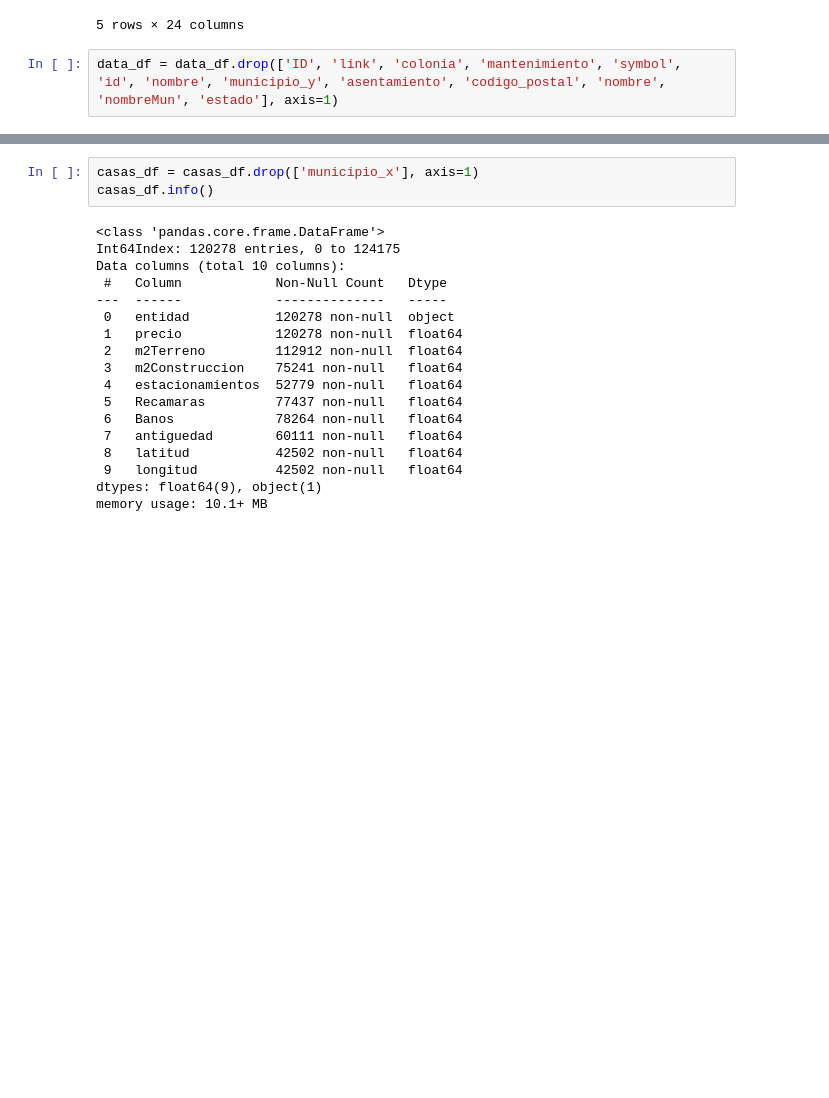
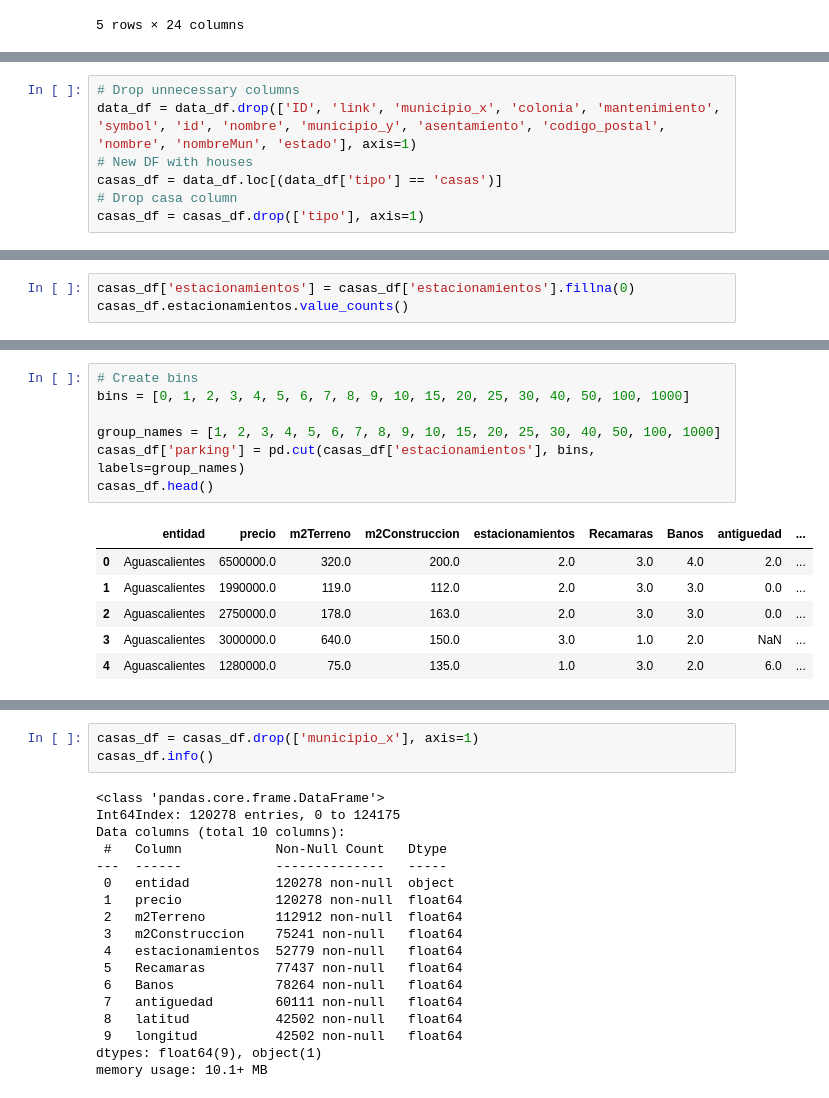
Before and after one commit to JCastro1986/Final-Project, a Jupyter notebook: data_learning.ipynb, the cells around one changed output, grey strips where cells are left out. Cells and saved outputs as stored; diff of their text form; blank space fills up the shorter version.

Commit message:
cleaning data

```diff
--- a/data_learning.ipynb
+++ b/data_learning.ipynb
@@ -19,5 +22,3 @@ data_df.head()
 | 3 | 1413775652 | Aguascalientes | casas | https://casa.metroscubicos.com/ML... | 3000000.0 | Aguascalientes | Ejido El Refugio de Peñuelas | 640.0 | 150.0 | ... |
 | 4 | 1411133552 | Aguascalientes | casas | https://casa.metroscubicos.com/ML... | 1280000.0 | Aguascalientes | Real De Haciendas | 75.0 | 135.0 | ... |
 5 rows × 24 columns
-# %%
-data_df = data_df.drop(['ID', 'link', 'colonia', 'mantenimiento', 'symbol', 'id', 'nombre', 'municipio_y', 'asentamiento', 'codigo_postal', 'nombre', 'nombreMun', 'estado'], axis=1)
@@ -47,0 +25,7 @@ memory usage: 11.0+ MB
+# %%
+# Drop unnecessary columns
+data_df = data_df.drop(['ID', 'link', 'municipio_x', 'colonia', 'mantenimiento', 'symbol', 'id', 'nombre', 'municipio_y', 'asentamiento', 'codigo_postal', 'nombre', 'nombreMun', 'estado'], axis=1)
+# New DF with houses
+casas_df = data_df.loc[(data_df['tipo'] == 'casas')]
+# Drop casa column
+casas_df = casas_df.drop(['tipo'], axis=1)
@@ -47,0 +52,3 @@ memory usage: 11.0+ MB
+# %%
+casas_df['estacionamientos'] = casas_df['estacionamientos'].fillna(0)
+casas_df.estacionamientos.value_counts()
@@ -47,0 +73,14 @@ memory usage: 11.0+ MB
+# %%
+# Create bins
+bins = [0, 1, 2, 3, 4, 5, 6, 7, 8, 9, 10, 15, 20, 25, 30, 40, 50, 100, 1000]
+
+group_names = [1, 2, 3, 4, 5, 6, 7, 8, 9, 10, 15, 20, 25, 30, 40, 50, 100, 1000]
+casas_df['parking'] = pd.cut(casas_df['estacionamientos'], bins, labels=group_names)
+casas_df.head()
+# %% [output]
+|  | entidad | precio | m2Terreno | m2Construccion | estacionamientos | Recamaras | Banos | antiguedad | ... |
+| 0 | Aguascalientes | 6500000.0 | 320.0 | 200.0 | 2.0 | 3.0 | 4.0 | 2.0 | ... |
+| 1 | Aguascalientes | 1990000.0 | 119.0 | 112.0 | 2.0 | 3.0 | 3.0 | 0.0 | ... |
+| 2 | Aguascalientes | 2750000.0 | 178.0 | 163.0 | 2.0 | 3.0 | 3.0 | 0.0 | ... |
+| 3 | Aguascalientes | 3000000.0 | 640.0 | 150.0 | 3.0 | 1.0 | 2.0 | NaN | ... |
+| 4 | Aguascalientes | 1280000.0 | 75.0 | 135.0 | 1.0 | 3.0 | 2.0 | 6.0 | ... |
```
Also changed, not shown: parts of 7 cells of this notebook.
